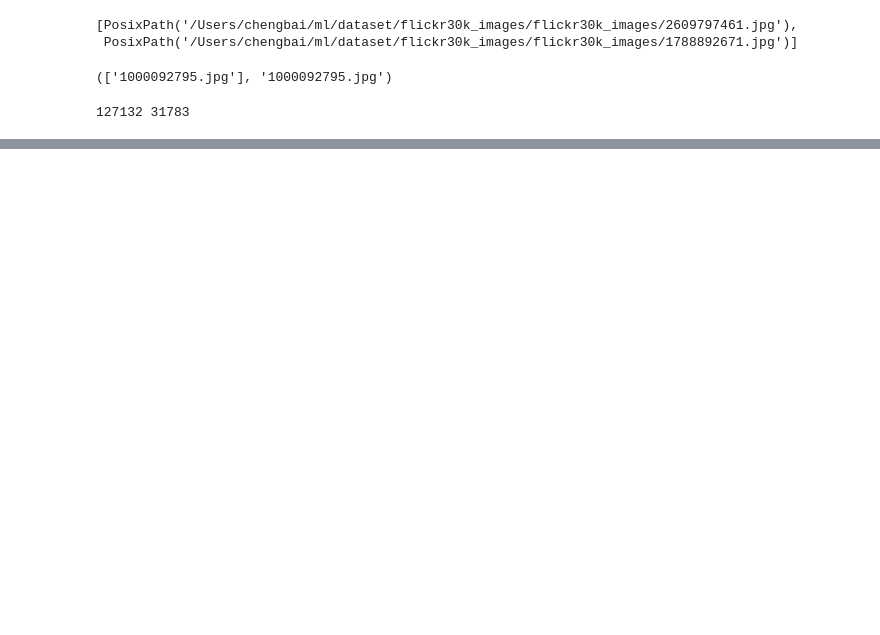
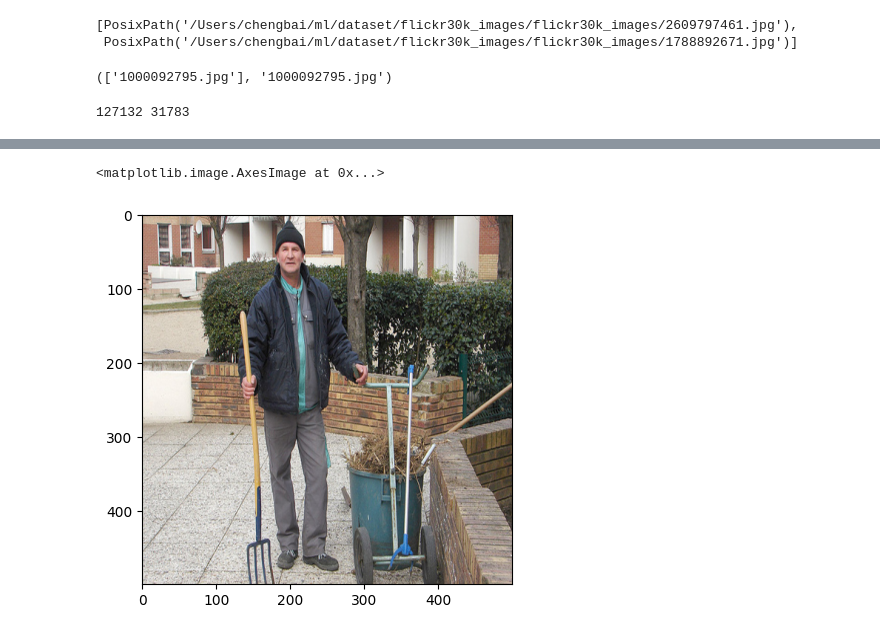
Before and after one commit to Chengbai/notebooks, a Jupyter notebook: fliker_30k_img_comments.ipynb, the cells around one changed output, grey strips where cells are left out. Drawn from its saved outputs; the diff is of its cells as text; code cells hidden in the pictures; blank space fills up the shorter version.

```diff
--- a/fliker_30k_img_comments.ipynb
+++ b/fliker_30k_img_comments.ipynb
@@ -137,2 +129,7 @@ comment_encoding: torch.Size([50])
 batch_img_tensors: torch.Size([2, 3, 500, 500])
 batch_text_encodings: torch.Size([2, 50])
+# %%
+plt.imshow(batch_img_tensors[0].permute(1, 2, 0)) # C x H x W => H x W x C
+# %% [output]
+<matplotlib.image.AxesImage at 0x...>
+[figure, added]
```
Also changed, not shown: parts of 3 cells of this notebook.
